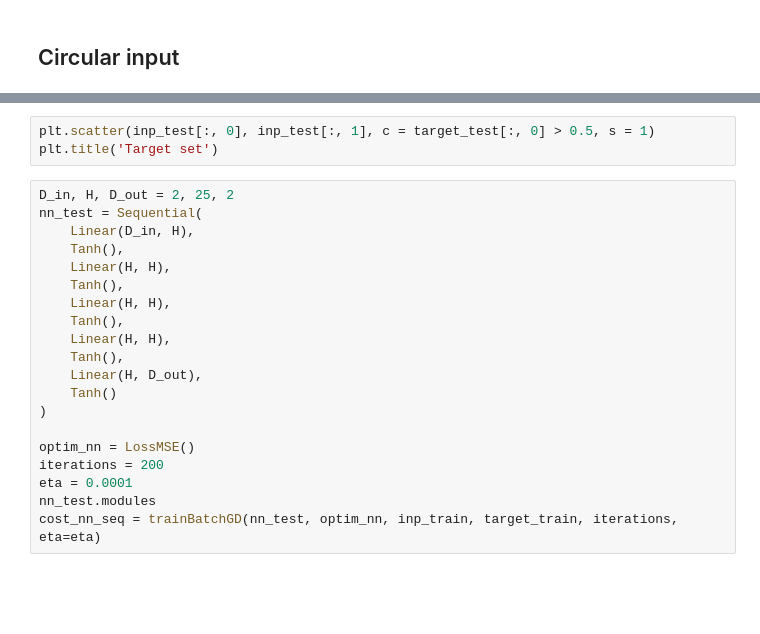
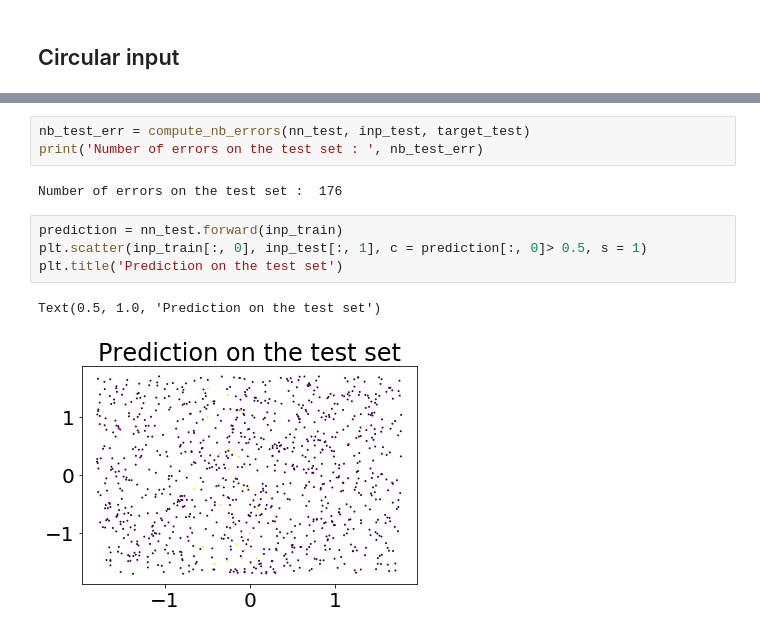
Before and after one commit to ageapps/mini_ml_framework, a Jupyter notebook: testing.ipynb, the cells around one changed output, grey strips where cells are left out. Saved outputs shown, nothing was run; the diff lists cells and outputs as text; blank space fills up the shorter version.

```diff
--- a/testing.ipynb
+++ b/testing.ipynb
@@ -294,23 +323,12 @@ target_test = convert_to_one_hot_labels(inp_test, target_test)
+# %%
+nb_test_err = compute_nb_errors(nn_test, inp_test, target_test)
+print('Number of errors on the test set : ', nb_test_err)
+# %% [output]
+Number of errors on the test set :  176
 # %%
-plt.scatter(inp_test[:, 0], inp_test[:, 1], c = target_test[:, 0] > 0.5, s = 1)
-plt.title('Target set')
+prediction = nn_test.forward(inp_train)
+plt.scatter(inp_train[:, 0], inp_test[:, 1], c = prediction[:, 0]> 0.5, s = 1)
+plt.title('Prediction on the test set')
+# %% [output]
+Text(0.5, 1.0, 'Prediction on the test set')
+[figure, added]
-# %%
-D_in, H, D_out = 2, 25, 2
-nn_test = Sequential(
-    Linear(D_in, H),
-    Tanh(),
-    Linear(H, H),
-    Tanh(),
-    Linear(H, H),
-    Tanh(),
-    Linear(H, H),
-    Tanh(),
-    Linear(H, D_out),
-    Tanh()
-)
-
-optim_nn = LossMSE()
-iterations = 200
-eta = 0.0001
-nn_test.modules
-cost_nn_seq = trainBatchGD(nn_test, optim_nn, inp_train, target_train, iterations, eta=eta)
```
Also changed, not shown: parts of 12 cells of this notebook.
